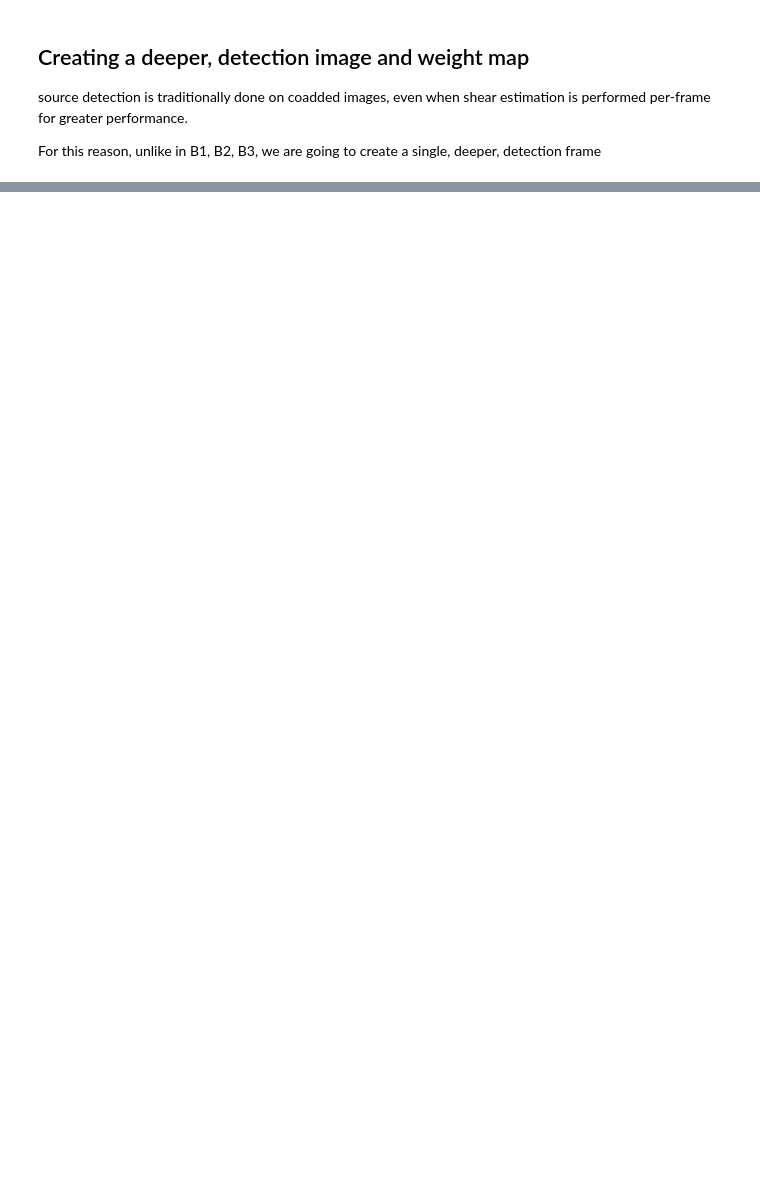
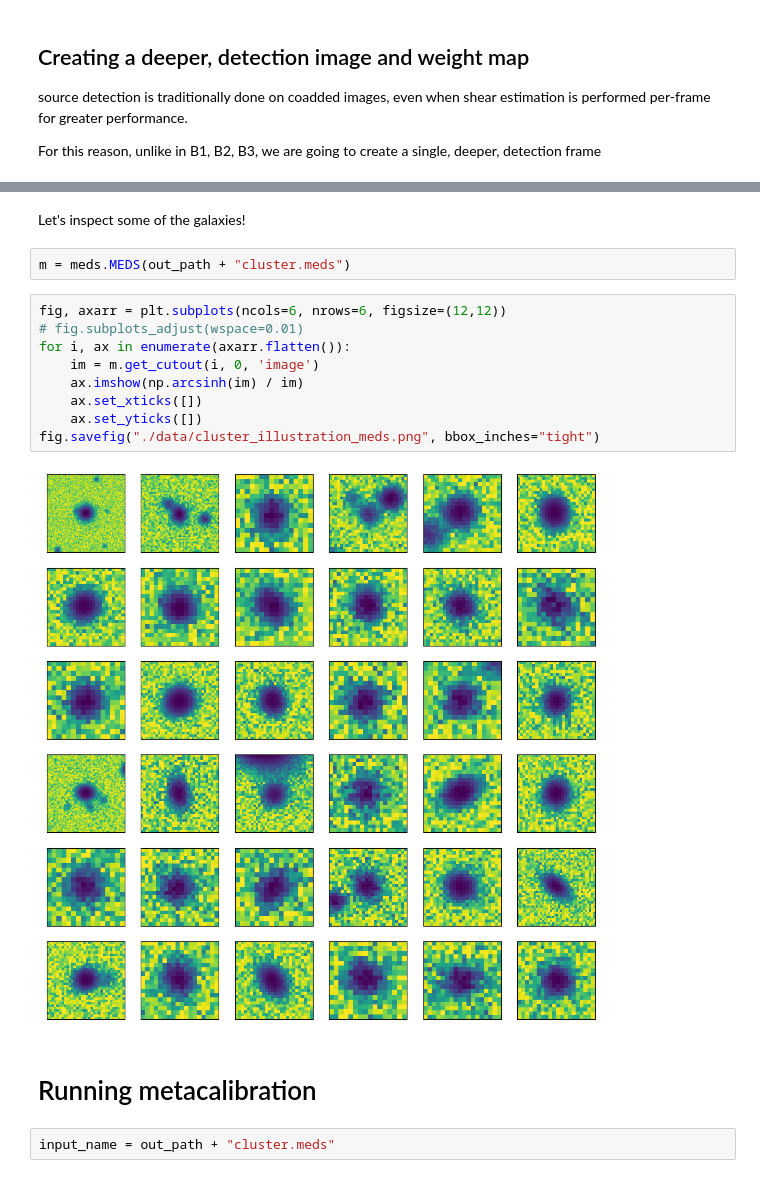
Before and after one commit to vargatn/synthetic, a Jupyter notebook: tutorial/C4_metacal_on_cluster_injections.ipynb, the cells around one changed output, grey strips where cells are left out. Drawn from its saved outputs; the diff is of its cells as text; blank space fills up the shorter version.

```diff
--- a/tutorial/C4_metacal_on_cluster_injections.ipynb
+++ b/tutorial/C4_metacal_on_cluster_injections.ipynb
@@ -277,0 +386,19 @@ fr.extract()
+# %% [markdown]
+Let's inspect some of the galaxies!
+# %%
+m = meds.MEDS(out_path + "cluster.meds")
+# %%
+fig, axarr = plt.subplots(ncols=6, nrows=6, figsize=(12,12))
+# fig.subplots_adjust(wspace=0.01)
+for i, ax in enumerate(axarr.flatten()):
+    im = m.get_cutout(i, 0, 'image')
+    ax.imshow(np.arcsinh(im) / im)
+    ax.set_xticks([])
+    ax.set_yticks([])
+fig.savefig("./data/cluster_illustration_meds.png", bbox_inches="tight")
+# %% [output]
+[figure, added]
+# %% [markdown]
+# Running metacalibration
+# %%
+input_name = out_path + "cluster.meds"
```
Also changed, not shown: parts of 32 cells of this notebook, 3 other files.
